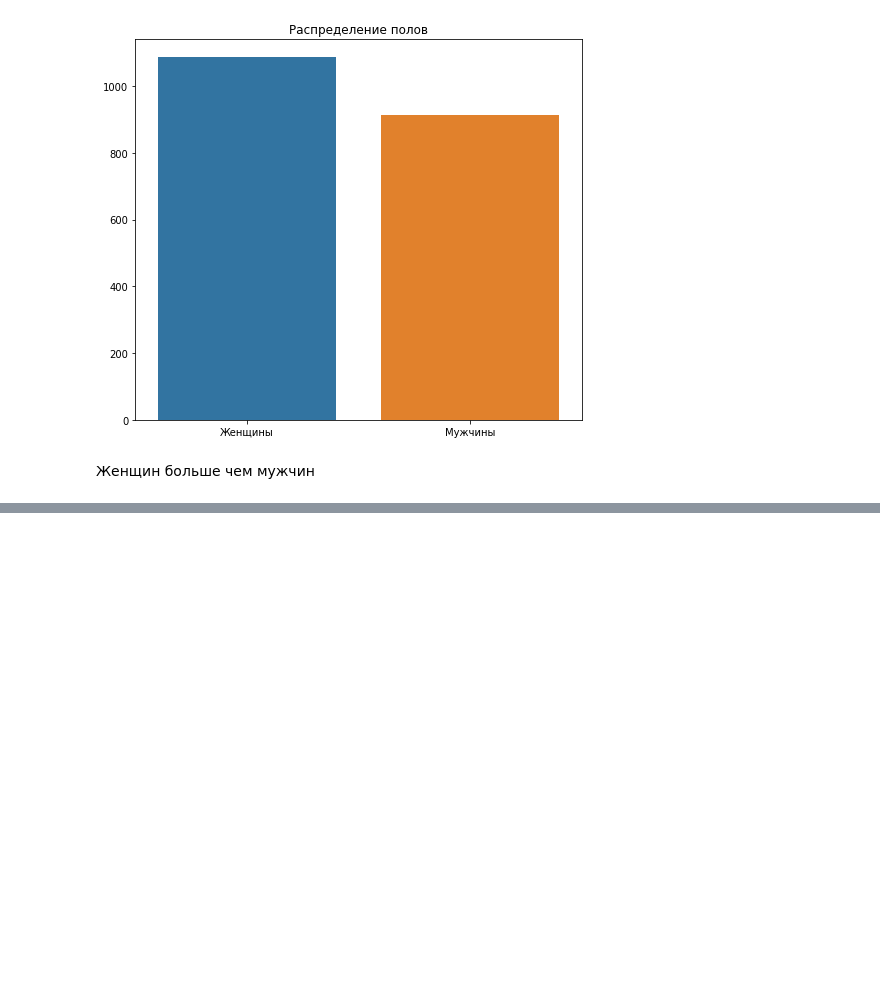
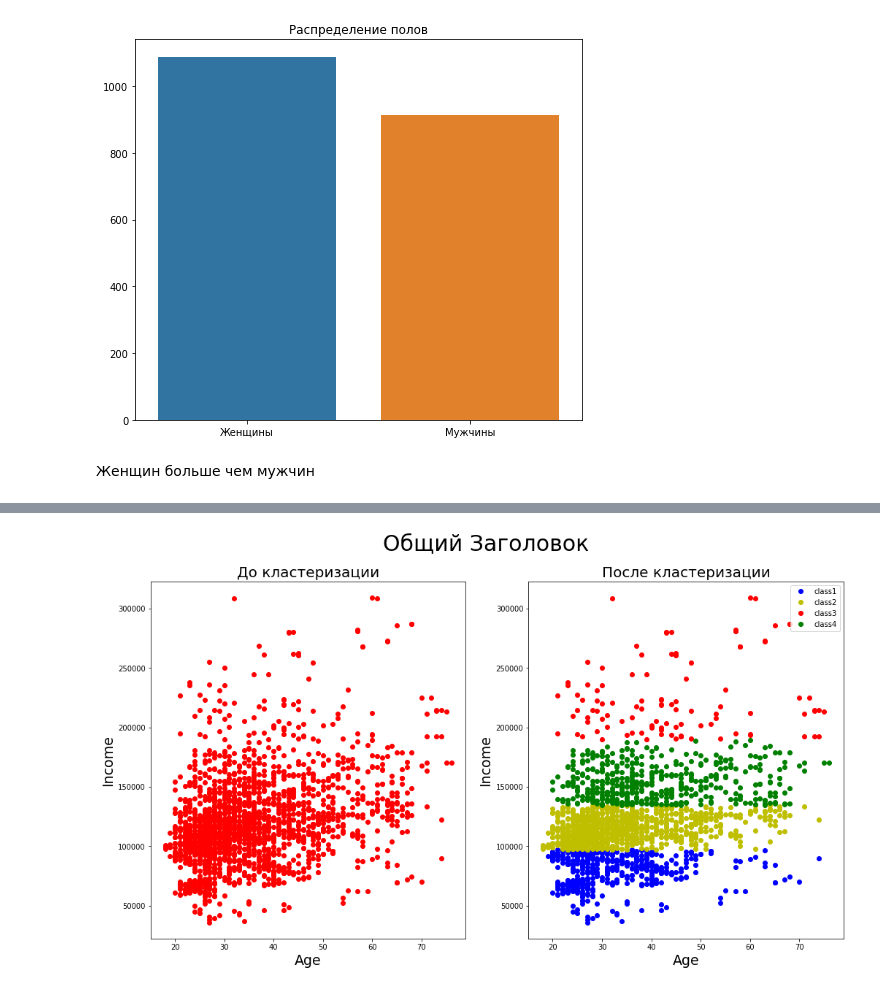
Before and after one commit to Adelaaas/Data_science_basic_22-23_2, a Jupyter notebook: home_work_clustering/Ivliev_Stepan.ipynb, the cells around one changed output, grey strips where cells are left out. Drawn from its saved outputs; the diff is of its cells as text; code cells hidden in the pictures; blank space fills up the shorter version.

```diff
--- a/home_work_clustering/Ivliev_Stepan.ipynb
+++ b/home_work_clustering/Ivliev_Stepan.ipynb
@@ -112,0 +149,25 @@ plt.show()
+# %%
+kmeans = KMeans(n_clusters=4)
+kmeans.fit(df)
+df['cluster'] = kmeans.labels_
+
+fig, axes = plt.subplots(1, 2, figsize=(17,9))
+
+fig.suptitle('Общий Заголовок',fontsize = 30)
+axes[0].plot(df['Age'], df['Income'], 'ro')
+axes[0].set_xlabel('Age',fontsize=19)
+axes[0].set_ylabel('Income',fontsize=19)
+axes[0].set_title("До кластеризации",fontsize=20)
+
+axes[1].set_xlabel('Age',fontsize=19)
+axes[1].set_ylabel('Income',fontsize=19)
+axes[1].set_title("После кластеризации",fontsize=20)
+axes[1].plot(df[df['cluster']==0]['Age'], df[df['cluster']==0]['Income'], 'bo', label='class1')
+axes[1].plot(df[df['cluster']==1]['Age'], df[df['cluster']==1]['Income'], 'yo', label='class2')
+axes[1].plot(df[df['cluster']==2]['Age'], df[df['cluster']==2]['Income'], 'ro', label='class3')
+axes[1].plot(df[df['cluster']==3]['Age'], df[df['cluster']==3]['Income'], 'go', label='class4')
+
+plt.legend(loc=0)
+plt.show()
+# %% [output]
+[figure, added]
```
Also changed, not shown: parts of 13 cells of this notebook.
